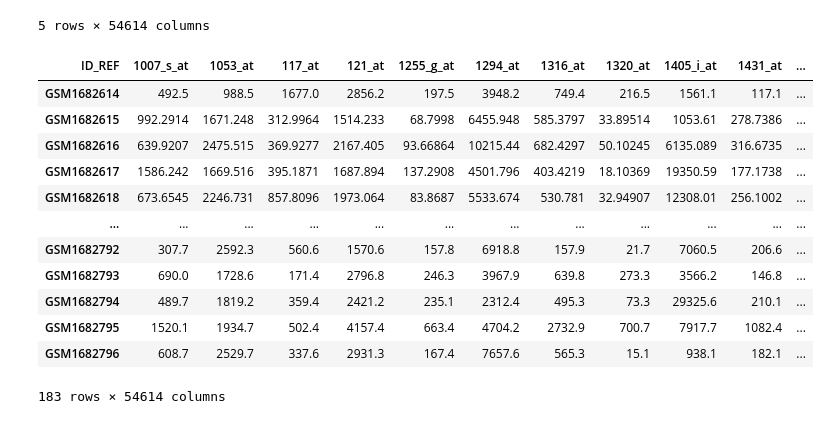
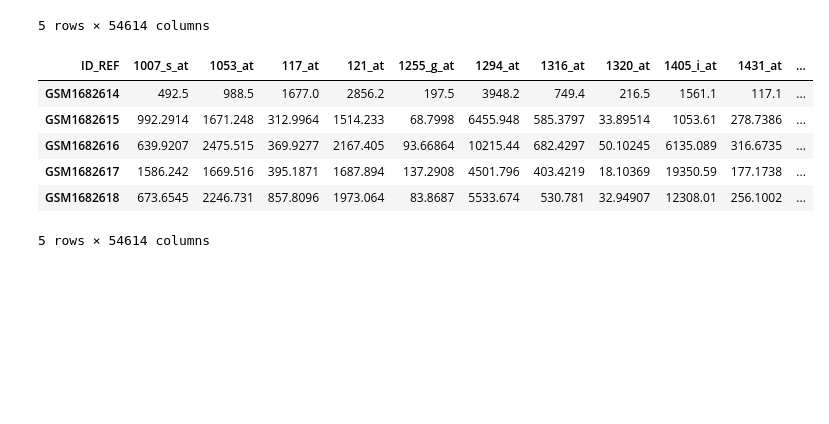
Before and after one commit to MsTao-68/PHM5005, a Jupyter notebook: hhh.ipynb, the cells around one changed output. Cells and saved outputs as stored; diff of their text form; code cells hidden in the pictures; blank space fills up the shorter version.

```diff
--- a/hhh.ipynb
+++ b/hhh.ipynb
@@ -10,6 +1,6 @@ ImportError: cannot import name 'make_blob' from 'sklearn.datasets' (/Users/Trac
 # %%
 import pandas as pd
-txt_file_path = "/Users/TracyTao/Desktop/Singapore/NUS/PHM5005/ML/GSE68833_series_matrix.txt"
+txt_file_path = "/Users/TracyTao/Desktop/Singapore/NUS/PHM5005/ML/PHM5005/GSE68833_series_matrix.txt"
 df = pd.read_csv(txt_file_path, delimiter="\t")
 df_ = df.transpose()
 df_.head()
@@ -24,18 +15,13 @@ df_.head()
 # %%
 df_.columns = df_.iloc[0]
 df_ = df_[1:]
+df_.head()
 # %% [output]
 | ID_REF | 1007_s_at | 1053_at | 117_at | 121_at | 1255_g_at | 1294_at | 1316_at | 1320_at | 1405_i_at | 1431_at | ... |
 | GSM1682614 | 492.5 | 988.5 | 1677.0 | 2856.2 | 197.5 | 3948.2 | 749.4 | 216.5 | 1561.1 | 117.1 | ... |
 | GSM1682615 | 992.2914 | 1671.248 | 312.9964 | 1514.233 | 68.7998 | 6455.948 | 585.3797 | 33.89514 | 1053.61 | 278.7386 | ... |
 | GSM1682616 | 639.9207 | 2475.515 | 369.9277 | 2167.405 | 93.66864 | 10215.44 | 682.4297 | 50.10245 | 6135.089 | 316.6735 | ... |
 | GSM1682617 | 1586.242 | 1669.516 | 395.1871 | 1687.894 | 137.2908 | 4501.796 | 403.4219 | 18.10369 | 19350.59 | 177.1738 | ... |
 | GSM1682618 | 673.6545 | 2246.731 | 857.8096 | 1973.064 | 83.8687 | 5533.674 | 530.781 | 32.94907 | 12308.01 | 256.1002 | ... |
-| ... | ... | ... | ... | ... | ... | ... | ... | ... | ... | ... | ... |
-| GSM1682792 | 307.7 | 2592.3 | 560.6 | 1570.6 | 157.8 | 6918.8 | 157.9 | 21.7 | 7060.5 | 206.6 | ... |
-| GSM1682793 | 690.0 | 1728.6 | 171.4 | 2796.8 | 246.3 | 3967.9 | 639.8 | 273.3 | 3566.2 | 146.8 | ... |
-| GSM1682794 | 489.7 | 1819.2 | 359.4 | 2421.2 | 235.1 | 2312.4 | 495.3 | 73.3 | 29325.6 | 210.1 | ... |
-| GSM1682795 | 1520.1 | 1934.7 | 502.4 | 4157.4 | 663.4 | 4704.2 | 2732.9 | 700.7 | 7917.7 | 1082.4 | ... |
-| GSM1682796 | 608.7 | 2529.7 | 337.6 | 2931.3 | 167.4 | 7657.6 | 565.3 | 15.1 | 938.1 | 182.1 | ... |
-183 rows × 54614 columns
+5 rows × 54614 columns
 # %%
```
Also changed, not shown: parts of 4 cells of this notebook, 5 other files.
